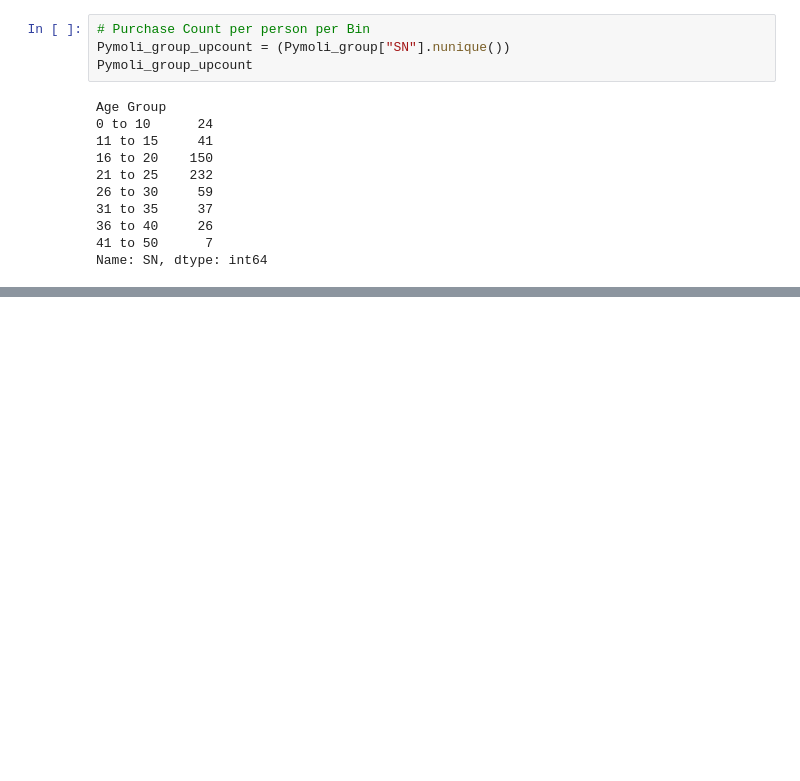
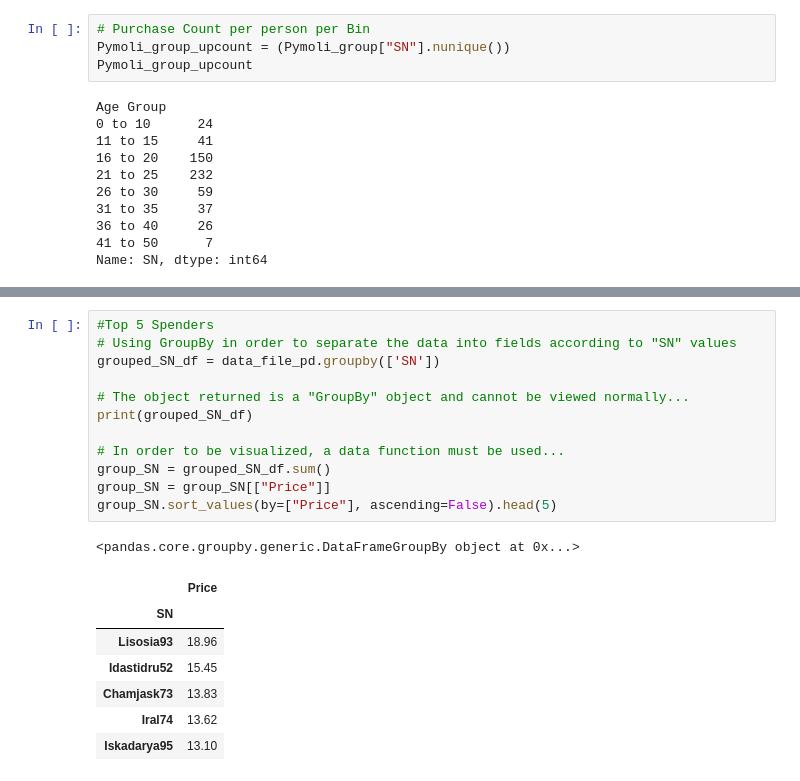
Before and after one commit to tonitiri/Pandas-Challenge, a Jupyter notebook: Heroes_Of_Pymoli.ipynb, the cells around one changed output, grey strips where cells are left out. Drawn from its saved outputs; the diff is of its cells as text; blank space fills up the shorter version.

```diff
--- a/Heroes_Of_Pymoli.ipynb
+++ b/Heroes_Of_Pymoli.ipynb
@@ -297,3 +297,24 @@ Pymoli_group_upmean
 | 31 to 35 | NaN | NaN | NaN | NaN | NaN | NaN | NaN | NaN | NaN |
 | 36 to 40 | NaN | NaN | NaN | NaN | NaN | NaN | NaN | NaN | NaN |
 | 41 to 50 | NaN | NaN | NaN | NaN | NaN | NaN | NaN | NaN | NaN |
+# %%
+#Top 5 Spenders
+# Using GroupBy in order to separate the data into fields according to "SN" values
+grouped_SN_df = data_file_pd.groupby(['SN'])
+
+# The object returned is a "GroupBy" object and cannot be viewed normally...
+print(grouped_SN_df)
+
+# In order to be visualized, a data function must be used...
+group_SN = grouped_SN_df.sum()
+group_SN = group_SN[["Price"]]
+group_SN.sort_values(by=["Price"], ascending=False).head(5)
+# %% [output]
+<pandas.core.groupby.generic.DataFrameGroupBy object at 0x...>
+|  | Price |
+| SN |  |
+| Lisosia93 | 18.96 |
+| Idastidru52 | 15.45 |
+| Chamjask73 | 13.83 |
+| Iral74 | 13.62 |
+| Iskadarya95 | 13.10 |
```
Also changed, not shown: parts of 5 cells of this notebook.
